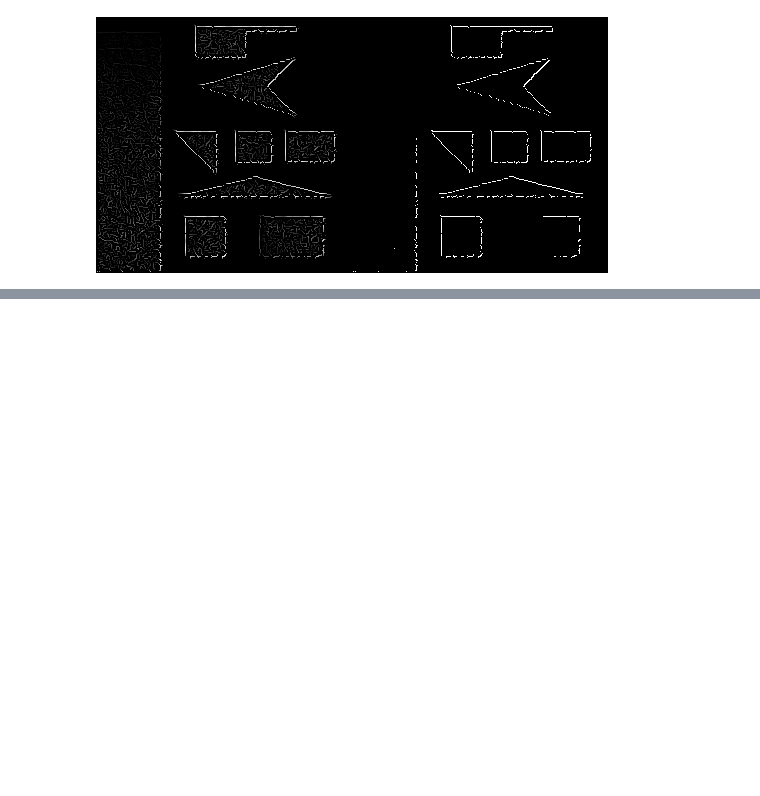
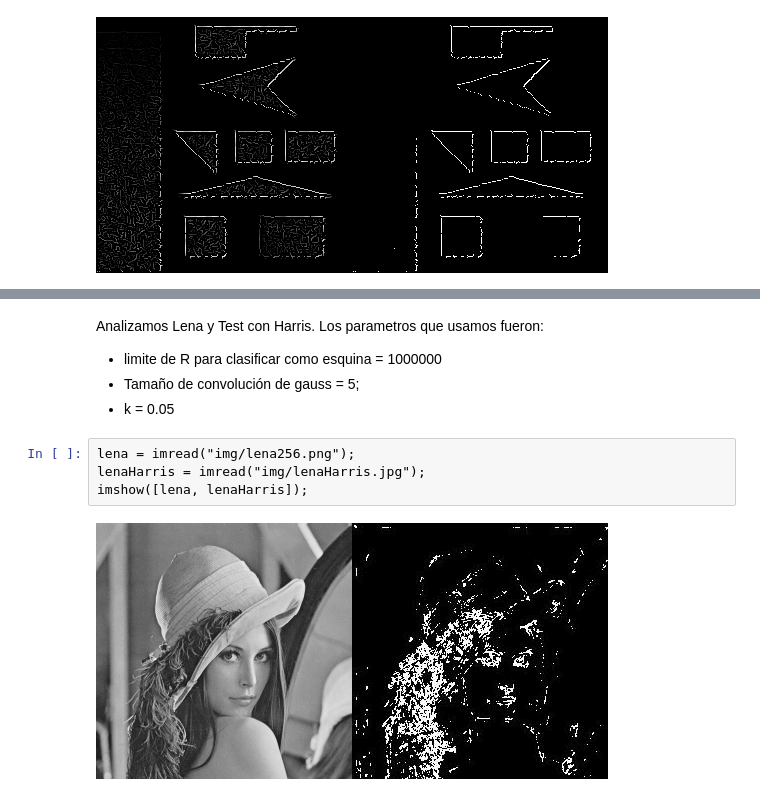
Before and after one commit to munshkr/vc-2018-2c, a Jupyter notebook: practicas/P4_Bordes_y_Esquinas.ipynb, the cells around one changed output, grey strips where cells are left out. Drawn from its saved outputs; the diff is of its cells as text; blank space fills up the shorter version.

Commit message:
Termina detector de esquinas

```diff
--- a/practicas/P4_Bordes_y_Esquinas.ipynb
+++ b/practicas/P4_Bordes_y_Esquinas.ipynb
@@ -490,0 +561,11 @@ cmd = python3 hyst.py /tmp/in.txt /tmp/out.png /tmp/orient.txt 15 50
+# %% [markdown]
+Analizamos Lena y Test con Harris. Los parametros que usamos fueron:
+* limite de R para clasificar como esquina = 1000000
+* Tamaño de convolución de gauss =  5;
+* k = 0.05
+# %%
+lena = imread("img/lena256.png");
+lenaHarris = imread("img/lenaHarris.jpg");
+imshow([lena, lenaHarris]);
+# %% [output]
+[figure, added]
```
Also changed, not shown: parts of 25 cells of this notebook, 11 other files.
